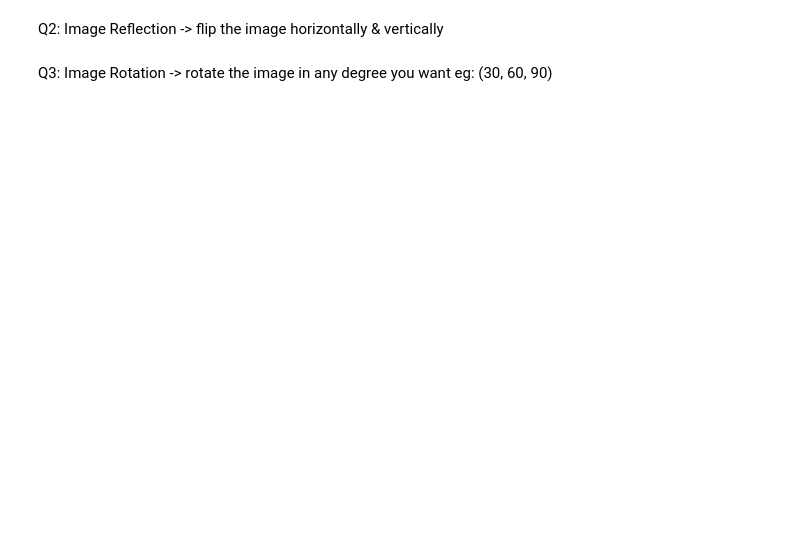
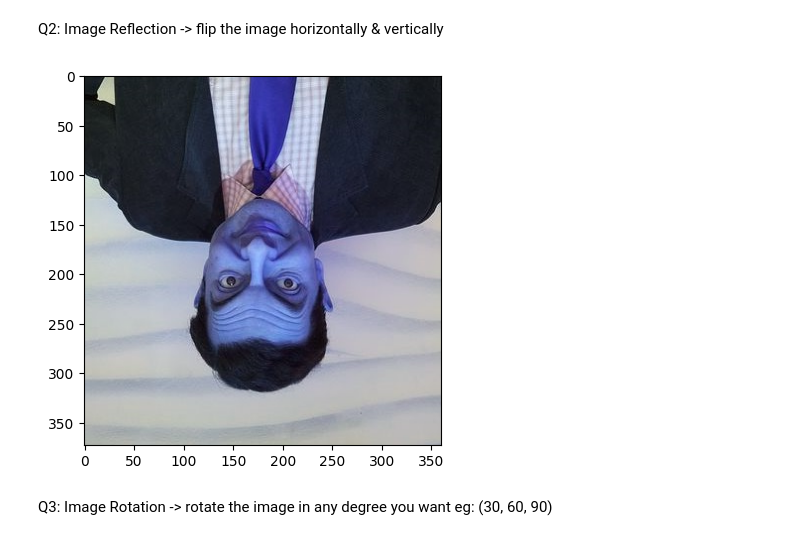
Before and after one commit to spring-jo/imageprocessing, a Jupyter notebook: tasks/task1.ipynb, the cells around one changed output. Drawn from its saved outputs; the diff is of its cells as text; code cells hidden in the pictures; blank space fills up the shorter version.

```diff
--- a/tasks/task1.ipynb
+++ b/tasks/task1.ipynb
@@ -19,8 +22,12 @@ Q1: Image Translation -> shift of an image from one location to another
 Q2: Image Reflection -> flip the image horizontally & vertically
 # %%
 #start code
-
+flipped_bean = cv2.flip(bean, 1)
+plt.imshow(flipped_bean[::-1])
+plt.show()
 #end code
+# %% [output]
+[figure, added]
 # %% [markdown]
 Q3: Image Rotation -> rotate the image in any degree you want eg: (30, 60, 90)
 # %%
```
Also changed, not shown: parts of 4 cells of this notebook.
